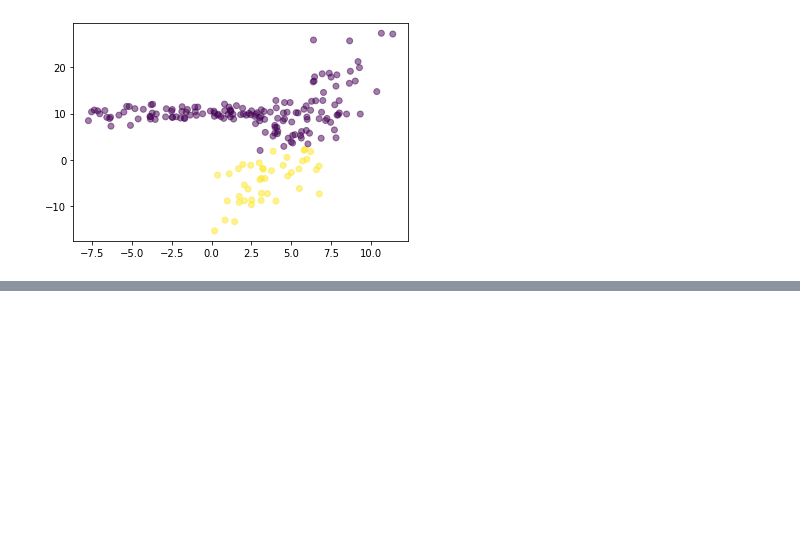
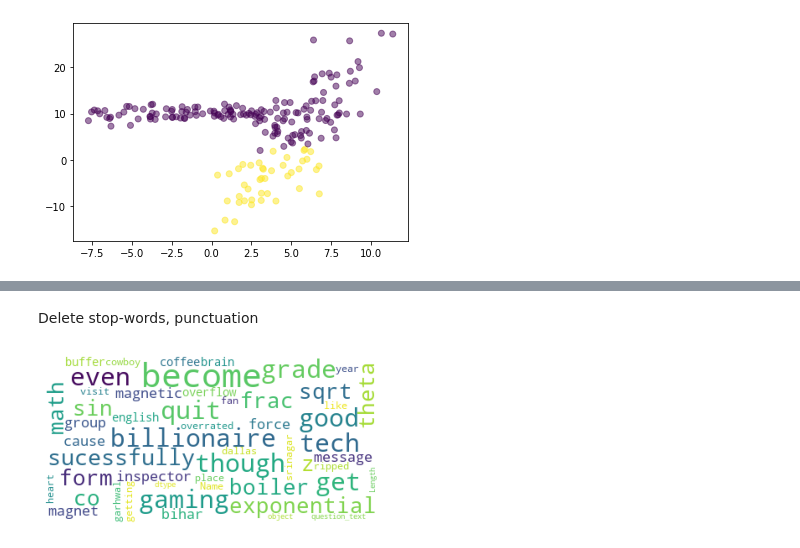
Before and after one commit to RodionBukhanevych11/da_course, a Jupyter notebook: lab3/program.ipynb, the cells around one changed output, grey strips where cells are left out. Drawn from its saved outputs; the diff is of its cells as text; code cells hidden in the pictures; blank space fills up the shorter version.

```diff
--- a/lab3/program.ipynb
+++ b/lab3/program.ipynb
@@ -200,0 +242,48 @@ f1_score =  0.29
+# %% [markdown]
+Delete stop-words, punctuation
+# %%
+wl = WordNetLemmatizer()
+def product_to_vec(column):
+    column_copy = column.copy()
+    pre_text = []
+    for i in column_copy.index:
+        review = re.sub('[^a-zA-Z]', ' ', str(column_copy[i]))
+        review = review.lower()
+        review = review.split()
+        review = [wl.lemmatize(word) for word in review if not word in stopwords.words('english')]
+        review = ' '.join(review)
+        words = review.split()
+        last = " ".join(sorted(set(words), key=words.index))
+        pre_text.append(last)
+
+    return pre_text
+
+train_df['question_text'] = product_to_vec(train_df['question_text'])
+# %%
+from wordcloud import WordCloud, STOPWORDS
+import numpy as np # linear algebra
+import pandas as pd
+import matplotlib as mpl
+import matplotlib.pyplot as plt
+from nltk.corpus import stopwords
+
+stoplist = set(stopwords.words("english"))
+
+mpl.rcParams['font.size']=12                #10
+mpl.rcParams['savefig.dpi']=100             #72
+mpl.rcParams['figure.subplot.bottom']=.1
+
+wordcloud_zero_class = WordCloud(
+                          background_color='white',
+                          stopwords=stoplist,
+                          max_words=200,
+                          max_font_size=40,
+                          random_state=42
+                         ).generate(str(train_df[train_df['target']==0]['question_text']))
+
+fig = plt.figure(1)
+plt.imshow(wordcloud_zero_class)
+plt.axis('off')
+plt.show()
+# %% [output]
+[figure, added]
```
Also changed, not shown: parts of 11 cells of this notebook, 1 other file.
